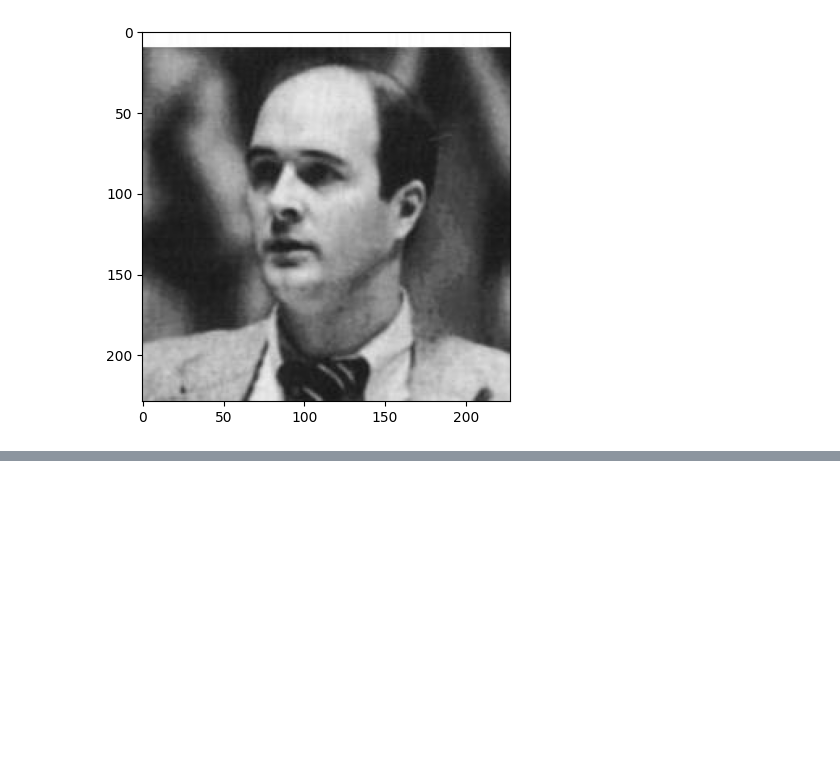
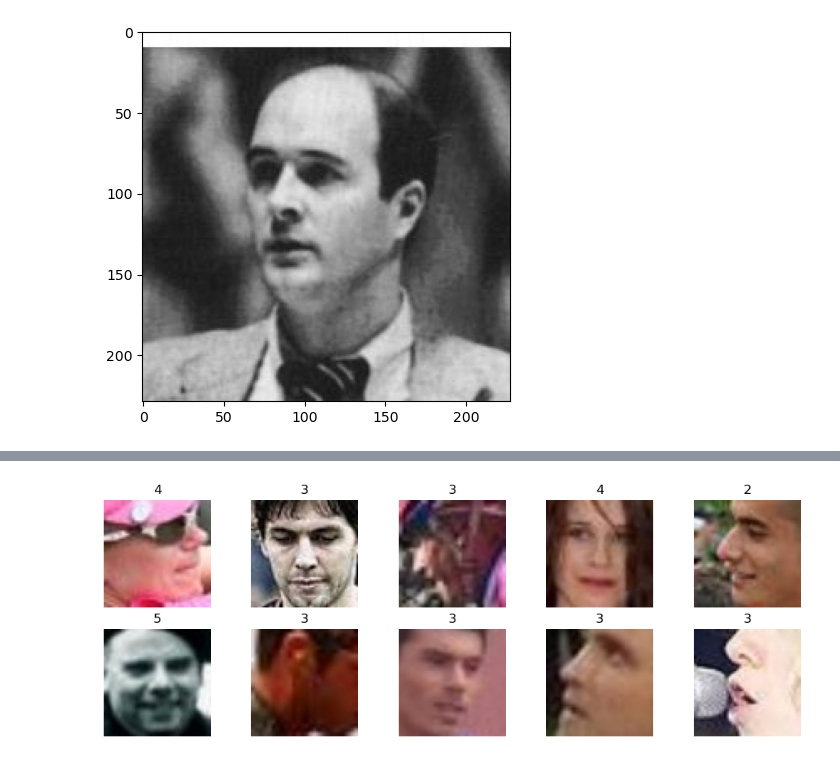
Before and after one commit to xxxSOERxxx/ML01_P_Online, a Jupyter notebook: Eugene_Piuta/DZ_24/task.ipynb, the cells around one changed output, grey strips where cells are left out. Cells and saved outputs as stored; diff of their text form; code cells hidden in the pictures; blank space fills up the shorter version.

```diff
--- a/Eugene_Piuta/DZ_24/task.ipynb
+++ b/Eugene_Piuta/DZ_24/task.ipynb
@@ -208,0 +255,4 @@ for i in range(10):
+# %%
+labels = to_categorical(imgs_df["raw"])
+imgs_df["class"] = labels
+imgs_df
@@ -260,5 +276,0 @@ def to_categorical(raws):
-# %%
-labels = imgs_df["raw"]
-labels = to_categorical(labels)
-plt.imshow(imgs[0])
-print(labels[0])
@@ -325,0 +277,15 @@ KeyboardInterrupt:
+# %%
+# show cropped images from dataset
+plt.figure(figsize=(12, 4))
+
+for i in range(10):
+    img_path = os.path.join(FOLDER_PATH, CROPPED_IMGS_FOLDER,
+                            imgs_df.loc[i, 'filename'])
+    img = cv2.imread(img_path, cv2.IMREAD_COLOR_RGB)
+
+    plt.subplot(2, 5, i + 1)
+    plt.imshow(imgs[i])
+    plt.title(str(labels[i]))
+    plt.axis('off')
+# %% [output]
+[figure, added]
```
Also changed, not shown: parts of 31 cells of this notebook, 4 other files.
